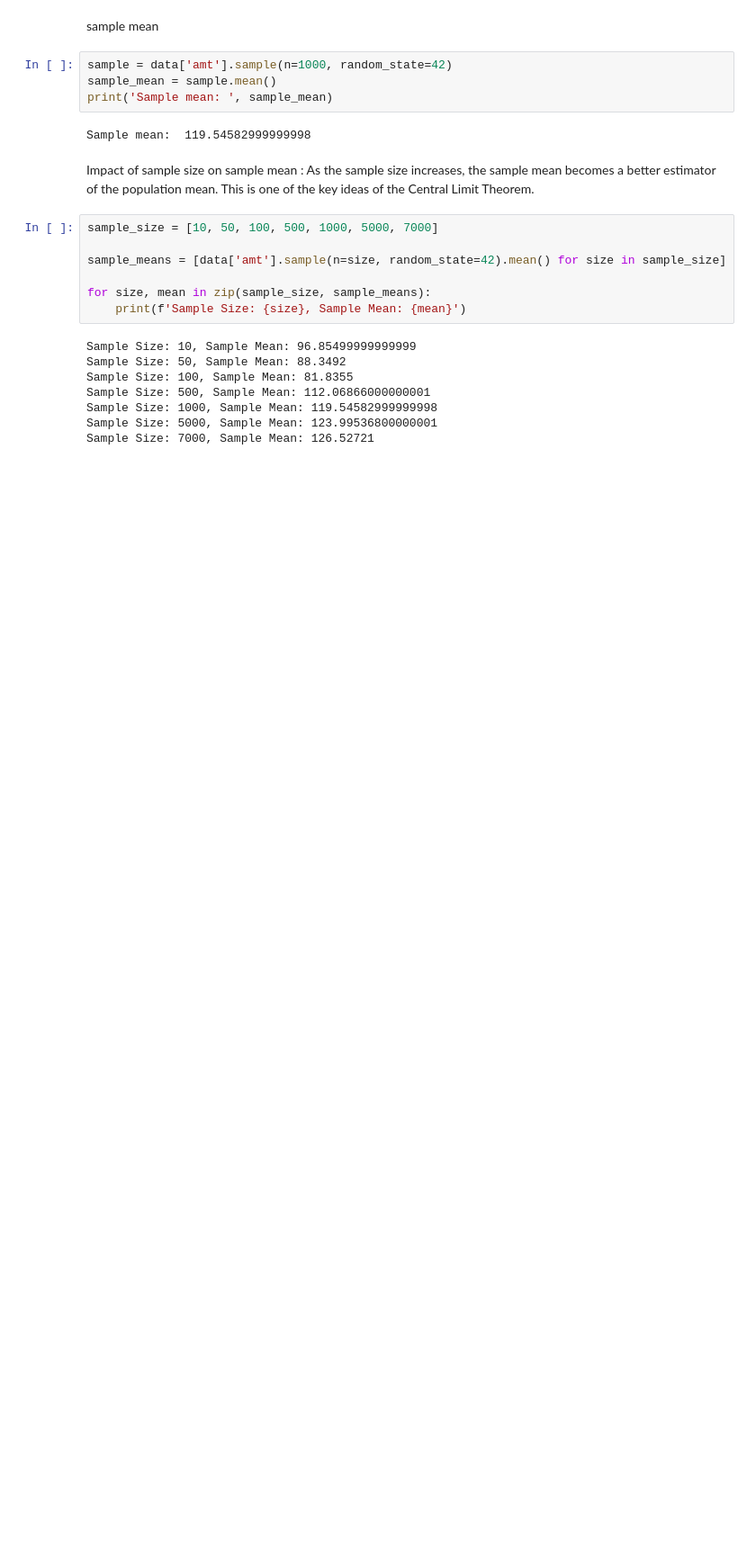
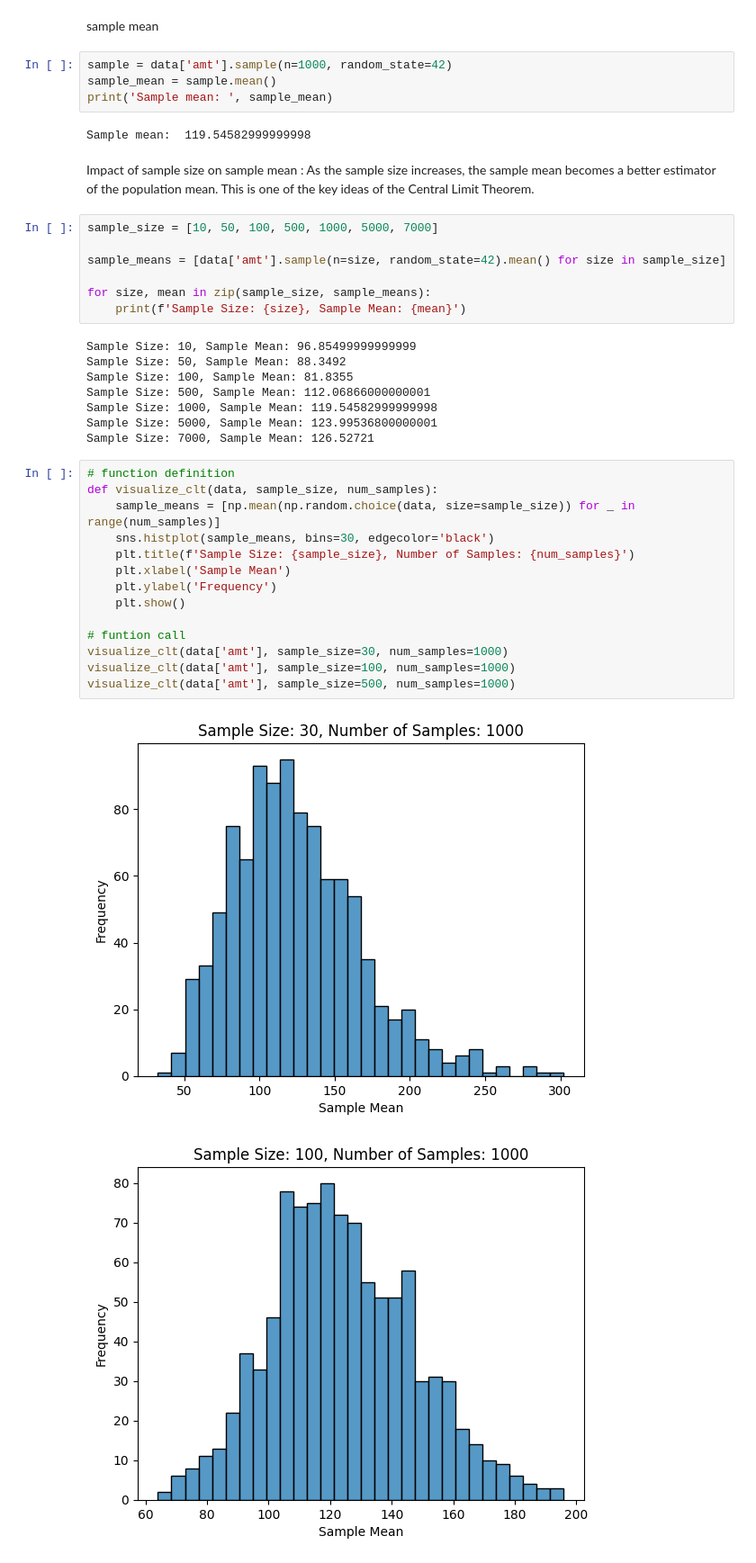
Before and after one commit to Priyavaratsaini3/Data-Science-Cohort, a Jupyter notebook: Phase-1/Central_limit_theorm/central_limit_therom.ipynb, the cells around one changed output. Shown at 90% size. Cells and saved outputs as stored; diff of their text form; blank space fills up the shorter version.

```diff
--- a/Phase-1/Central_limit_theorm/central_limit_therom.ipynb
+++ b/Phase-1/Central_limit_theorm/central_limit_therom.ipynb
@@ -49,3 +49,20 @@ Sample Size: 500, Sample Mean: 112.06866000000001
 Sample Size: 1000, Sample Mean: 119.54582999999998
 Sample Size: 5000, Sample Mean: 123.99536800000001
 Sample Size: 7000, Sample Mean: 126.52721
+# %%
+# function definition
+def visualize_clt(data, sample_size, num_samples):
+    sample_means = [np.mean(np.random.choice(data, size=sample_size)) for _ in range(num_samples)]
+    sns.histplot(sample_means, bins=30, edgecolor='black')
+    plt.title(f'Sample Size: {sample_size}, Number of Samples: {num_samples}')
+    plt.xlabel('Sample Mean')
+    plt.ylabel('Frequency')
+    plt.show()
+
+# funtion call
+visualize_clt(data['amt'], sample_size=30, num_samples=1000)
+visualize_clt(data['amt'], sample_size=100, num_samples=1000)
+visualize_clt(data['amt'], sample_size=500, num_samples=1000)
+# %% [output]
+[figure, added]
+[figure, added]
```
Also changed, not shown: parts of 6 cells of this notebook.
